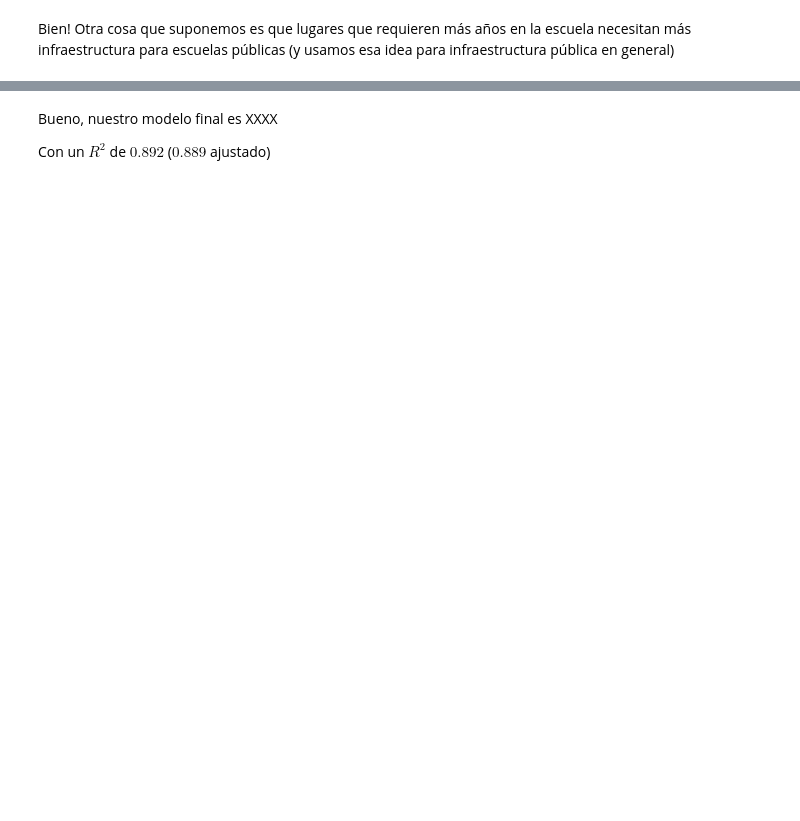
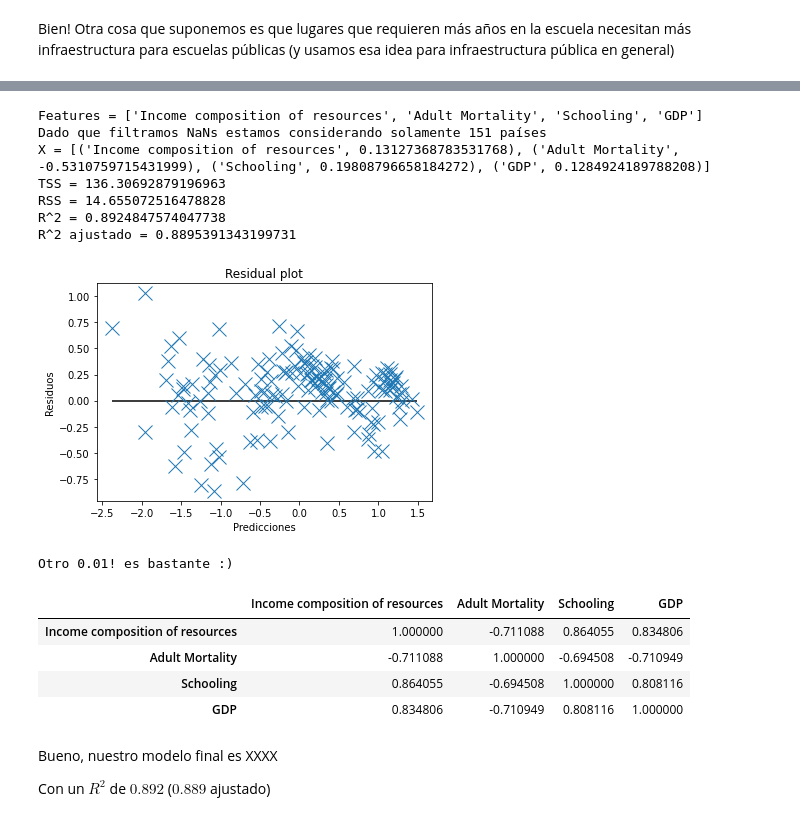
Before and after one commit to iglosiggio/metnum-tp3, a Jupyter notebook: notebooks/analisis_exploratorio_de_datos.ipynb, the cells around one changed output, grey strips where cells are left out. Cells and saved outputs as stored; diff of their text form; code cells hidden in the pictures; blank space fills up the shorter version.

```diff
--- a/notebooks/analisis_exploratorio_de_datos.ipynb
+++ b/notebooks/analisis_exploratorio_de_datos.ipynb
@@ -697,3 +726,25 @@ Un 0.01! es bastante :)
+# %%
+df2 = df[['Income composition of resources', 'Adult Mortality', 'Schooling']].copy()
+df2['GDP'] = np.log(df[['GDP']])
+probar_modelo(df2)
+print('Otro 0.01! es bastante :)')
+
+df2.corr()
+# %% [output]
+Features = ['Income composition of resources', 'Adult Mortality', 'Schooling', 'GDP']
+Dado que filtramos NaNs estamos considerando solamente 151 países
+X = [('Income composition of resources', 0.13127368783531768), ('Adult Mortality', -0.5310759715431999), ('Schooling', 0.19808796658184272), ('GDP', 0.1284924189788208)]
+TSS = 136.30692879196963
+RSS = 14.655072516478828
+R^2 = 0.8924847574047738
+R^2 ajustado = 0.8895391343199731
+[figure, added]
+Otro 0.01! es bastante :)
+|  | Income composition of resources | Adult Mortality | Schooling | GDP |
+| Income composition of resources | 1.000000 | -0.711088 | 0.864055 | 0.834806 |
+| Adult Mortality | -0.711088 | 1.000000 | -0.694508 | -0.710949 |
+| Schooling | 0.864055 | -0.694508 | 1.000000 | 0.808116 |
+| GDP | 0.834806 | -0.710949 | 0.808116 | 1.000000 |
 # %% [markdown]
 Bueno, nuestro modelo final es XXXX
 
```
Also changed, not shown: parts of 7 cells of this notebook.
